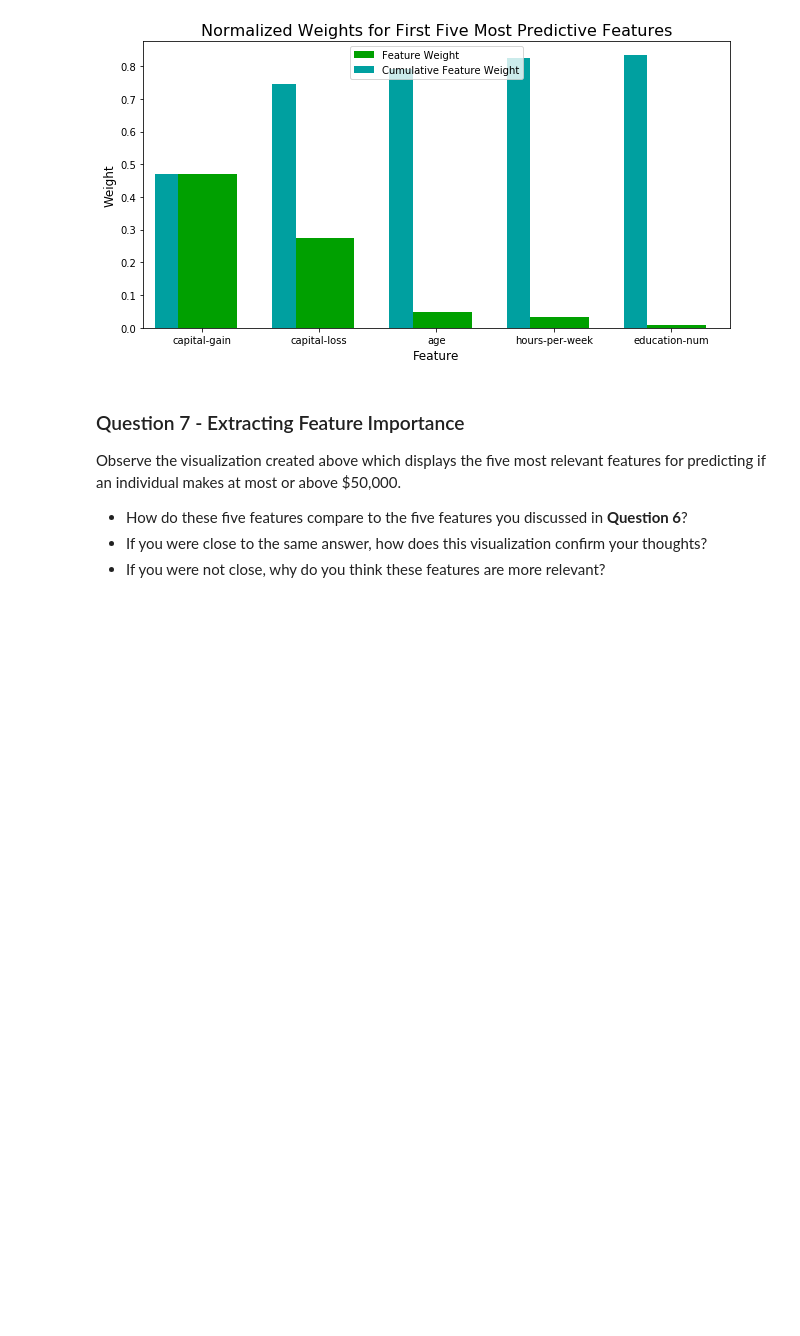
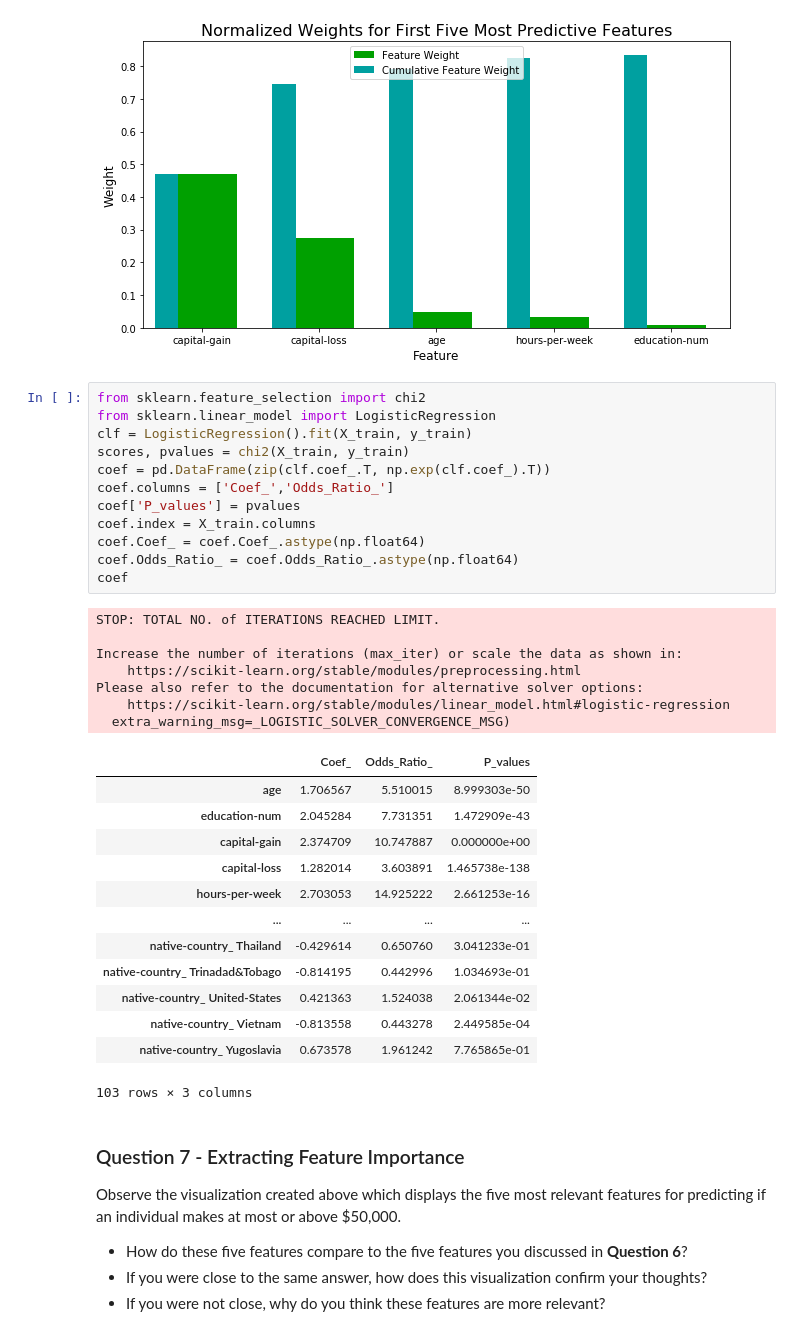
Before and after one commit to AndriyFliak/udacity-ml-intro, a Jupyter notebook: finding_donors/finding_donors.ipynb, the cells around one changed output. Cells and saved outputs as stored; diff of their text form; blank space fills up the shorter version.

```diff
--- a/finding_donors/finding_donors.ipynb
+++ b/finding_donors/finding_donors.ipynb
@@ -592,6 +604,39 @@ importances = best_clf.feature_importances_
 vs.feature_plot(importances, X_train, y_train)
 # %% [output]
 [figure]
+# %%
+from sklearn.feature_selection import chi2
+from sklearn.linear_model import LogisticRegression
+clf = LogisticRegression().fit(X_train, y_train)
+scores, pvalues = chi2(X_train, y_train)
+coef = pd.DataFrame(zip(clf.coef_.T, np.exp(clf.coef_).T))
+coef.columns = ['Coef_','Odds_Ratio_']
+coef['P_values'] = pvalues
+coef.index = X_train.columns
+coef.Coef_ = coef.Coef_.astype(np.float64)
+coef.Odds_Ratio_ = coef.Odds_Ratio_.astype(np.float64)
+coef
+# %% [output]
+STOP: TOTAL NO. of ITERATIONS REACHED LIMIT.
+
+Increase the number of iterations (max_iter) or scale the data as shown in:
+    https://scikit-learn.org/stable/modules/preprocessing.html
+Please also refer to the documentation for alternative solver options:
+    https://scikit-learn.org/stable/modules/linear_model.html#logistic-regression
+  extra_warning_msg=_LOGISTIC_SOLVER_CONVERGENCE_MSG)
+|  | Coef_ | Odds_Ratio_ | P_values |
+| age | 1.706567 | 5.510015 | 8.999303e-50 |
+| education-num | 2.045284 | 7.731351 | 1.472909e-43 |
+| capital-gain | 2.374709 | 10.747887 | 0.000000e+00 |
+| capital-loss | 1.282014 | 3.603891 | 1.465738e-138 |
+| hours-per-week | 2.703053 | 14.925222 | 2.661253e-16 |
+| ... | ... | ... | ... |
+| native-country_ Thailand | -0.429614 | 0.650760 | 3.041233e-01 |
+| native-country_ Trinadad&Tobago | -0.814195 | 0.442996 | 1.034693e-01 |
+| native-country_ United-States | 0.421363 | 1.524038 | 2.061344e-02 |
+| native-country_ Vietnam | -0.813558 | 0.443278 | 2.449585e-04 |
+| native-country_ Yugoslavia | 0.673578 | 1.961242 | 7.765865e-01 |
+103 rows × 3 columns
 # %% [markdown]
 ### Question 7 - Extracting Feature Importance
 
```
Also changed, not shown: parts of 3 cells of this notebook, 10 other files.
